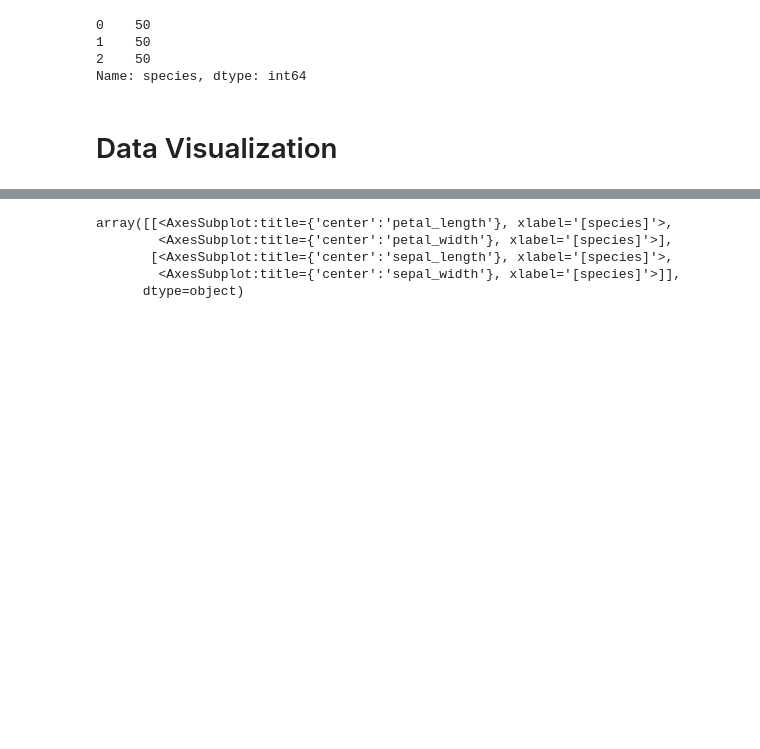
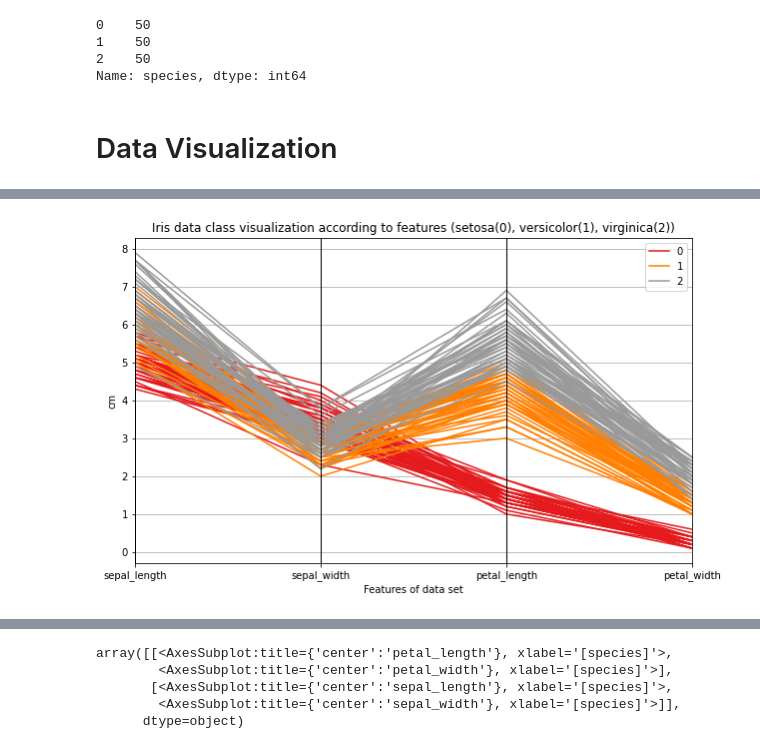
Before and after one commit to fernandopmarciano/Data_Analisys, a Jupyter notebook: Iris_Flower/Notebook/Iris_classifier.ipynb, the cells around one changed output, grey strips where cells are left out. Saved outputs shown, nothing was run; the diff lists cells and outputs as text; code cells hidden in the pictures; blank space fills up the shorter version.

```diff
--- a/Iris_Flower/Notebook/Iris_classifier.ipynb
+++ b/Iris_Flower/Notebook/Iris_classifier.ipynb
@@ -124,0 +157,14 @@ Name: species, dtype: int64
+# %%
+from pandas.plotting import parallel_coordinates
+
+## Parallel coordinates for features values for each specie
+
+plt.figure(figsize=(10,6))
+parallel_coordinates(data, 'species', colormap=plt.get_cmap("Set1"))
+plt.title("Iris data class visualization according to features (setosa(0), versicolor(1), virginica(2))")
+plt.xlabel("Features of data set")
+plt.ylabel("cm")
+#plt.savefig('parallel_coordinates.png') ## Save image?
+plt.show()
+# %% [output]
+[figure, added]
```
Also changed, not shown: parts of 39 cells of this notebook.
